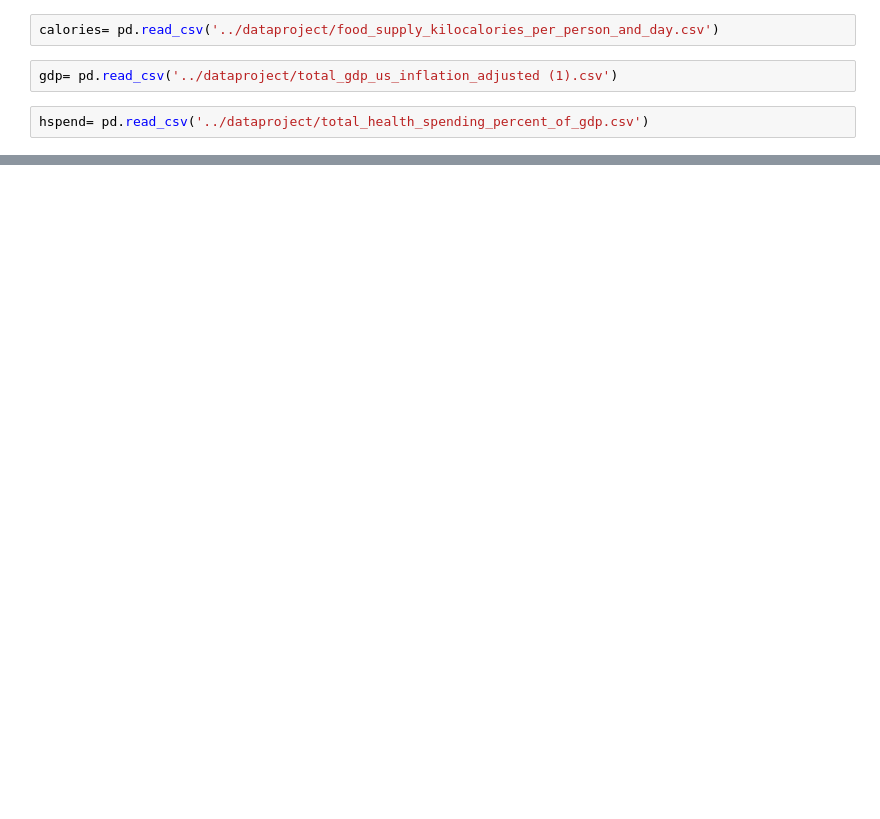
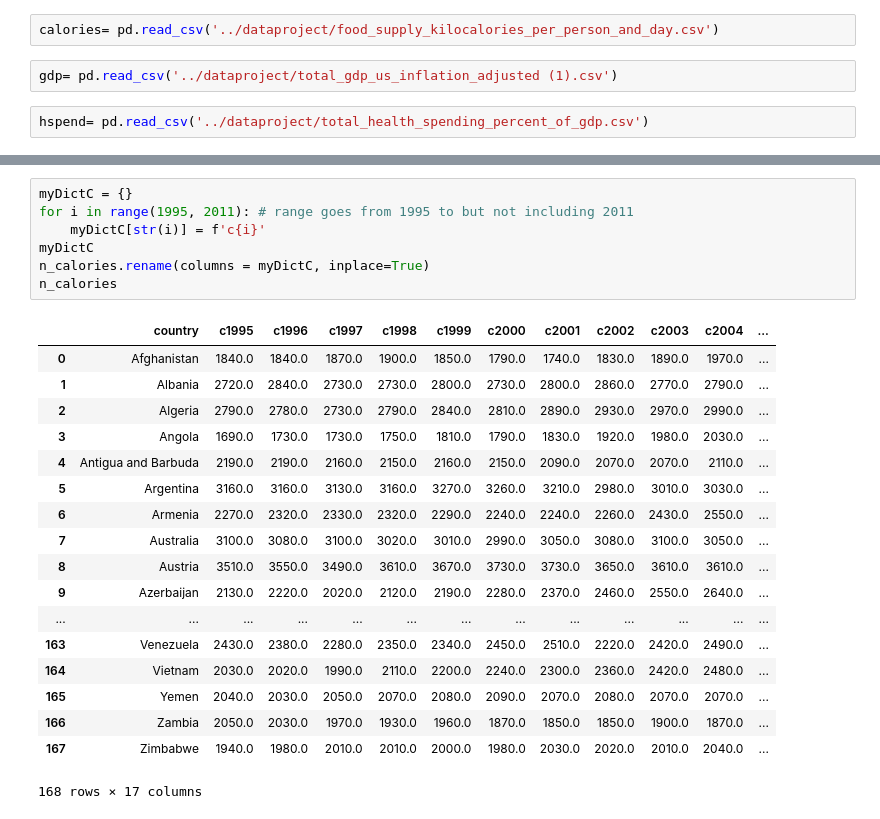
Before and after one commit to MariaSkov/projects-2019-leg, a Jupyter notebook: dataproject/0. PRACTICE__dataProject.ipynb, the cells around one changed output, grey strips where cells are left out. Drawn from its saved outputs; the diff is of its cells as text; blank space fills up the shorter version.

```diff
--- a/dataproject/0. PRACTICE__dataProject.ipynb
+++ b/dataproject/0. PRACTICE__dataProject.ipynb
@@ -25,0 +66,26 @@ hspend= pd.read_csv('../dataproject/total_health_spending_percent_of_gdp.csv')
+# %%
+myDictC = {}
+for i in range(1995, 2011): # range goes from 1995 to but not including 2011
+    myDictC[str(i)] = f'c{i}'
+myDictC
+n_calories.rename(columns = myDictC, inplace=True)
+n_calories
+# %% [output]
+|  | country | c1995 | c1996 | c1997 | c1998 | c1999 | c2000 | c2001 | c2002 | c2003 | c2004 | ... |
+| 0 | Afghanistan | 1840.0 | 1840.0 | 1870.0 | 1900.0 | 1850.0 | 1790.0 | 1740.0 | 1830.0 | 1890.0 | 1970.0 | ... |
+| 1 | Albania | 2720.0 | 2840.0 | 2730.0 | 2730.0 | 2800.0 | 2730.0 | 2800.0 | 2860.0 | 2770.0 | 2790.0 | ... |
+| 2 | Algeria | 2790.0 | 2780.0 | 2730.0 | 2790.0 | 2840.0 | 2810.0 | 2890.0 | 2930.0 | 2970.0 | 2990.0 | ... |
+| 3 | Angola | 1690.0 | 1730.0 | 1730.0 | 1750.0 | 1810.0 | 1790.0 | 1830.0 | 1920.0 | 1980.0 | 2030.0 | ... |
+| 4 | Antigua and Barbuda | 2190.0 | 2190.0 | 2160.0 | 2150.0 | 2160.0 | 2150.0 | 2090.0 | 2070.0 | 2070.0 | 2110.0 | ... |
+| 5 | Argentina | 3160.0 | 3160.0 | 3130.0 | 3160.0 | 3270.0 | 3260.0 | 3210.0 | 2980.0 | 3010.0 | 3030.0 | ... |
+| 6 | Armenia | 2270.0 | 2320.0 | 2330.0 | 2320.0 | 2290.0 | 2240.0 | 2240.0 | 2260.0 | 2430.0 | 2550.0 | ... |
+| 7 | Australia | 3100.0 | 3080.0 | 3100.0 | 3020.0 | 3010.0 | 2990.0 | 3050.0 | 3080.0 | 3100.0 | 3050.0 | ... |
+| 8 | Austria | 3510.0 | 3550.0 | 3490.0 | 3610.0 | 3670.0 | 3730.0 | 3730.0 | 3650.0 | 3610.0 | 3610.0 | ... |
+| 9 | Azerbaijan | 2130.0 | 2220.0 | 2020.0 | 2120.0 | 2190.0 | 2280.0 | 2370.0 | 2460.0 | 2550.0 | 2640.0 | ... |
+| ... | ... | ... | ... | ... | ... | ... | ... | ... | ... | ... | ... | ... |
+| 163 | Venezuela | 2430.0 | 2380.0 | 2280.0 | 2350.0 | 2340.0 | 2450.0 | 2510.0 | 2220.0 | 2420.0 | 2490.0 | ... |
+| 164 | Vietnam | 2030.0 | 2020.0 | 1990.0 | 2110.0 | 2200.0 | 2240.0 | 2300.0 | 2360.0 | 2420.0 | 2480.0 | ... |
+| 165 | Yemen | 2040.0 | 2030.0 | 2050.0 | 2070.0 | 2080.0 | 2090.0 | 2070.0 | 2080.0 | 2070.0 | 2070.0 | ... |
+| 166 | Zambia | 2050.0 | 2030.0 | 1970.0 | 1930.0 | 1960.0 | 1870.0 | 1850.0 | 1850.0 | 1900.0 | 1870.0 | ... |
+| 167 | Zimbabwe | 1940.0 | 1980.0 | 2010.0 | 2010.0 | 2000.0 | 1980.0 | 2030.0 | 2020.0 | 2010.0 | 2040.0 | ... |
+168 rows × 17 columns
```
Also changed, not shown: parts of 9 cells of this notebook.
